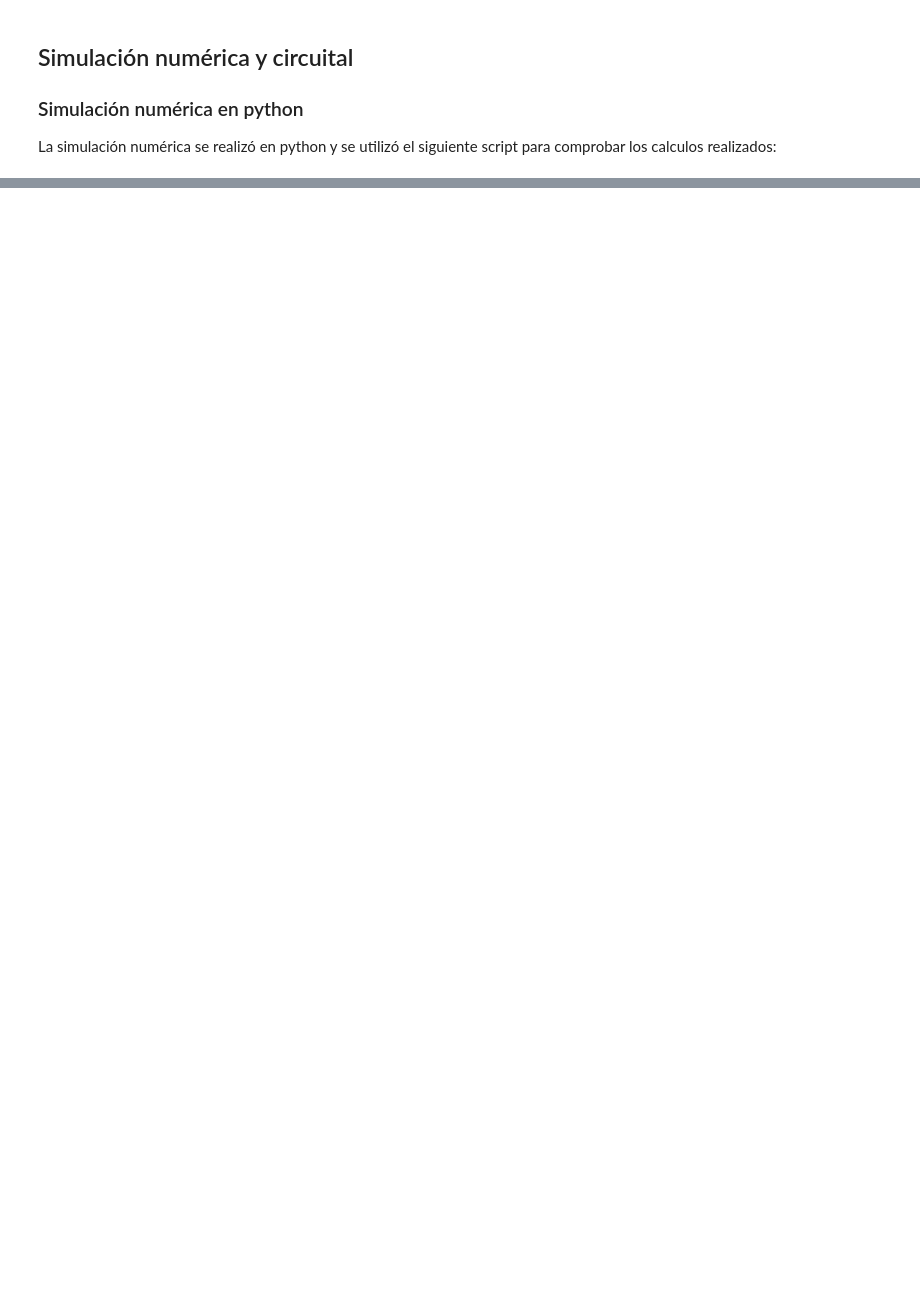
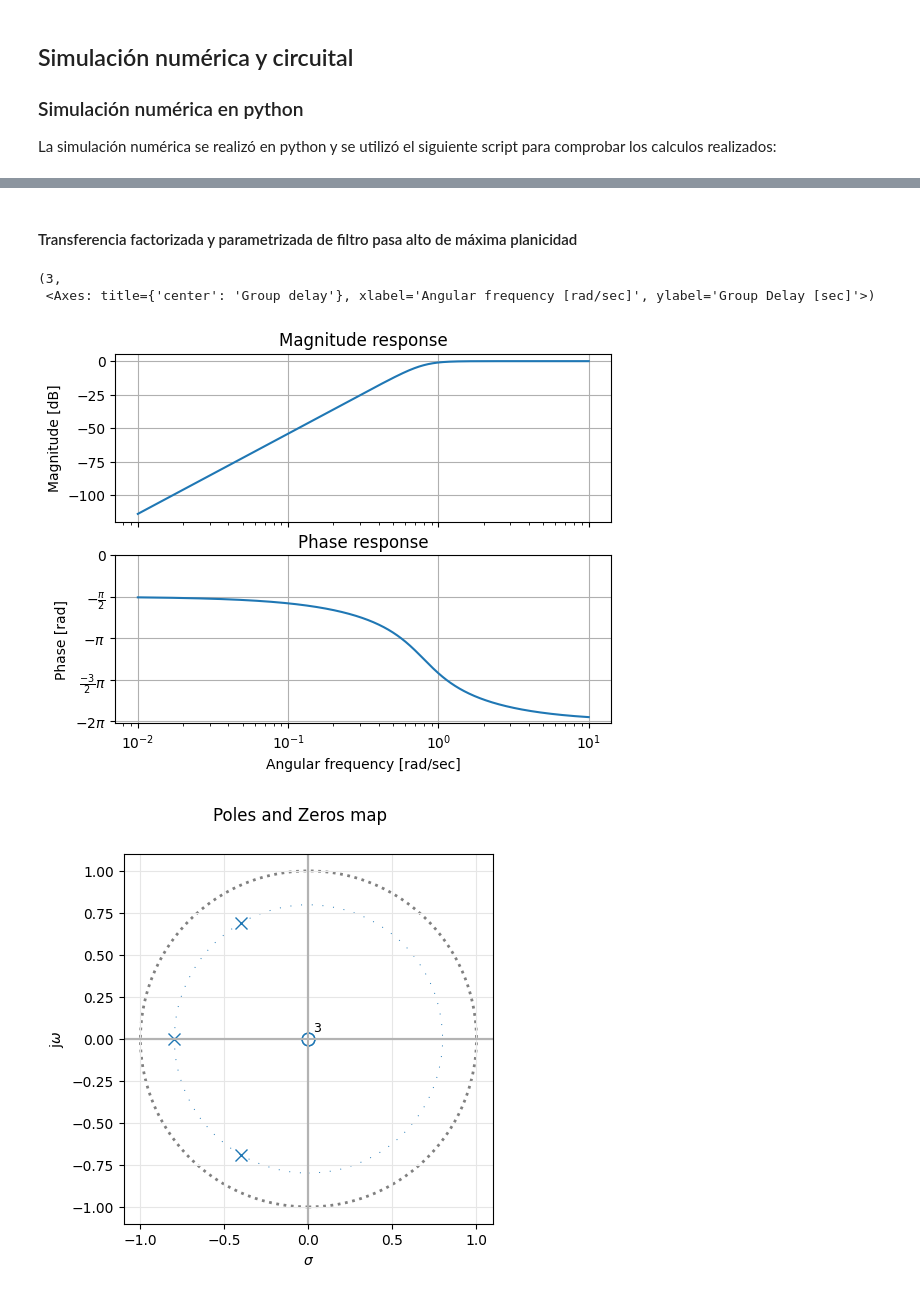
Before and after one commit to dlugano32/TC2_2023_Lugano, a Jupyter notebook: Tareas_Semanales/TS4/TS4.ipynb, the cells around one changed output, grey strips where cells are left out. Saved outputs shown, nothing was run; the diff lists cells and outputs as text; code cells hidden in the pictures; blank space fills up the shorter version.

```diff
--- a/Tareas_Semanales/TS4/TS4.ipynb
+++ b/Tareas_Semanales/TS4/TS4.ipynb
@@ -89,8 +91,18 @@ $\displaystyle   \frac{1.253 }{s + 1.253 } . \frac{1.569 }{s^2 + s \,\, 1.253 +
 [figure]
 # %%
+## Transformación del filtro pasa-bajos al filtro-pasa altos
+
 N,D = sig.lp2hp(N,D)
 
-#print_subtitle('Transferencia factorizada y parametrizada de filtro pasa alto de máxima planicidad')
-#sos_fhp = tf2sos_analog(N, D)
-#sos_fhp[sos_fhp < 1e-6] = 0.0
-#pretty_print_SOS(sos_fhp)
+print_subtitle('Transferencia factorizada y parametrizada de filtro pasa alto de máxima planicidad')
+
+T = TransferFunction(N, D)
+bodePlot(T, fig_id=1)
+pzmap(T, fig_id=2 )
+GroupDelay(T, fig_id=3)
+# %% [output]
+#### Transferencia factorizada y parametrizada de filtro pasa alto de máxima planicidad
+(3,
+ <Axes: title={'center': 'Group delay'}, xlabel='Angular frequency [rad/sec]', ylabel='Group Delay [sec]'>)
+[figure, added]
+[figure, added]
```
Also changed, not shown: parts of 4 cells of this notebook, 1 other file.
